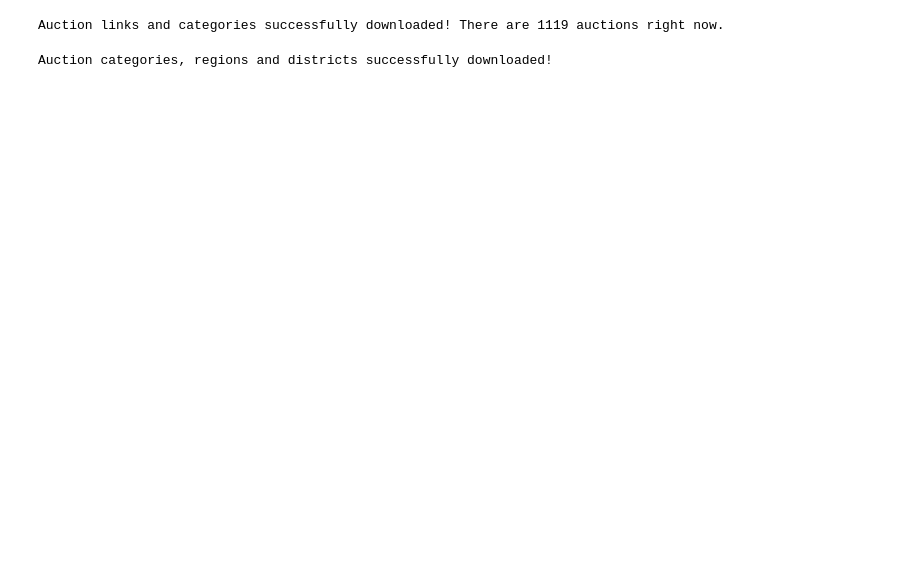
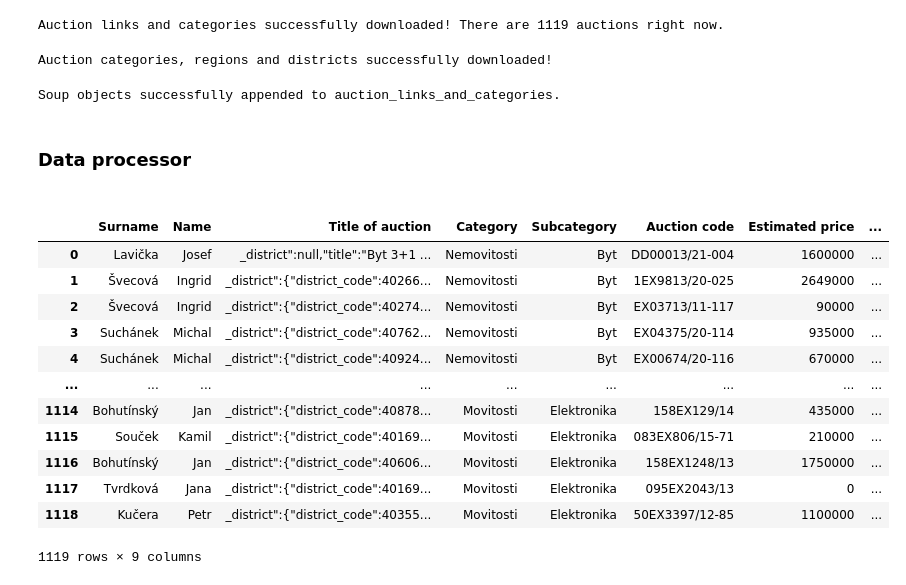
Before and after one commit to kubablack/auctions_project_Galle_Cerny, a Jupyter notebook: auctions.ipynb, the cells around one changed output. Drawn from its saved outputs; the diff is of its cells as text; code cells hidden in the pictures; blank space fills up the shorter version.

Commit message:
scraper part imported

```diff
--- a/auctions.ipynb
+++ b/auctions.ipynb
@@ -36,3 +33,38 @@ Auction links and categories successfully downloaded! There are 1119 auctions ri
 down.get_items_from_dropdown_menu(url_auctions)
 # %% [output]
 Auction categories, regions and districts successfully downloaded!
+# %%
+down.extract_auction_soups() # takes approx. 17 minutes
+# %% [output]
+Soup objects successfully appended to auction_links_and_categories.
+# %% [markdown]
+### Data processor
+####
+# %%
+auctionslist=[]
+for i in range(len(down.auction_links_and_categories)):
+    soup = down.auction_links_and_categories[i][2]
+    auctiondata=soup.findAll("div", {"class": "auction"})
+    auctiondata=str(auctiondata[0])
+    title=auctiondata[(auctiondata.index("item") + len("item")+12):]
+    title=title[:title.index("category")-3]
+    title=title.replace("\\u00e1","á").replace("\\u00e1","ä").replace("\\u010d","č").replace("\\u010f","ď").replace("\\u00e9","é").replace("\\u011b","ě").replace("\\u00ed","í").replace("\\u0148","ň").replace("\\u00f3","ó").replace("\\u0159","ř").replace("\\u0161","š").replace("\\u0165","ť").replace("\\u00fa","ú").replace("\\u016f","ů").replace("\\u00fd","ý").replace("\\u017e","ž").replace("\\u00c1","Á").replace("\\u00c4","Ä").replace("\\u010c","Č").replace("\\u010e","Ď").replace("\\u00c9","É").replace("\\u011a","Ě").replace("\\u00cd","Í").replace("\\u0147","Ň").replace("\\u00d3","Ó").replace("\\u0158","Ř").replace("\\u0160","Š").replace("\\u0164","Ť").replace("\\u00da","Ú").replace("\\u016e","Ů").replace("\\u00dd","Ý").replace("\\u017d","Ž")
+    auctioneer=auctiondata[(auctiondata.index("auctioneer_office") + len("auctioneer_office")+30):]
+    auctioneer=auctioneer[:auctioneer.index("addresses")-3].split(" ")
+    auctioneer[0] = auctioneer[0].replace("\\u00e1","á").replace("\\u00e1","ä").replace("\\u010d","č").replace("\\u010f","ď").replace("\\u00e9","é").replace("\\u011b","ě").replace("\\u00ed","í").replace("\\u0148","ň").replace("\\u00f3","ó").replace("\\u0159","ř").replace("\\u0161","š").replace("\\u0165","ť").replace("\\u00fa","ú").replace("\\u016f","ů").replace("\\u00fd","ý").replace("\\u017e","ž").replace("\\u00c1","Á").replace("\\u00c4","Ä").replace("\\u010c","Č").replace("\\u010e","Ď").replace("\\u00c9","É").replace("\\u011a","Ě").replace("\\u00cd","Í").replace("\\u0147","Ň").replace("\\u00d3","Ó").replace("\\u0158","Ř").replace("\\u0160","Š").replace("\\u0164","Ť").replace("\\u00da","Ú").replace("\\u016e","Ů").replace("\\u00dd","Ý").replace("\\u017d","Ž")
+    auctioneer[1] = auctioneer[1].replace("\\u00e1","á").replace("\\u00e1","ä").replace("\\u010d","č").replace("\\u010f","ď").replace("\\u00e9","é").replace("\\u011b","ě").replace("\\u00ed","í").replace("\\u0148","ň").replace("\\u00f3","ó").replace("\\u0159","ř").replace("\\u0161","š").replace("\\u0165","ť").replace("\\u00fa","ú").replace("\\u016f","ů").replace("\\u00fd","ý").replace("\\u017e","ž").replace("\\u00c1","Á").replace("\\u00c4","Ä").replace("\\u010c","Č").replace("\\u010e","Ď").replace("\\u00c9","É").replace("\\u011a","Ě").replace("\\u00cd","Í").replace("\\u0147","Ň").replace("\\u00d3","Ó").replace("\\u0158","Ř").replace("\\u0160","Š").replace("\\u0164","Ť").replace("\\u00da","Ú").replace("\\u016e","Ů").replace("\\u00dd","Ý").replace("\\u017d","Ž")
+    number=auctiondata[(auctiondata.index('voluntary')-17):(auctiondata.index('voluntary')-3)].replace(':','').replace('"', '')
+    estimated_price=auctiondata[(auctiondata.index("estimated_price") + len("estimated_price")+2):]
+    estimated_price=estimated_price[:estimated_price.index("item_price")-2]
+    reserve_price=auctiondata[auctiondata.index("item_price")+12:]
+    reserve_price=reserve_price[:reserve_price.index("minimal_bid")-2]
+    link = down.auction_links_and_categories[i][0]
+    category = down.auction_links_and_categories[i][1][0]
+    try: subcategory = down.auction_links_and_categories[i][1][1]
+    except: subcategory = "-"
+
+    auction=[]
+    auction.extend([auctioneer[0],auctioneer[1],title,category,subcategory,number,estimated_price,reserve_price,link])
+    auctionslist.append(auction)
+    #print([i],sep=' ', end='', flush="true")writes how many auctions it processed, just to ensure it actually does something
+    #takes a shitload of time to scrape it all(15 to 20 minutes, probably. The bottleneck is getting all those requests, so the only way to make it faster seems to be to buy better internet.)
@@ -38,0 +73,18 @@ Auction categories, regions and districts successfully downloaded!
+# %%
+auctions = pd.DataFrame(auctionslist)
+auctions.columns = ["Surname","Name","Title of auction","Category","Subcategory","Auction code","Estimated price","Reserve price","link"]
+auctions
+# %% [output]
+|  | Surname | Name | Title of auction | Category | Subcategory | Auction code | Estimated price | ... |
+| 0 | Lavička | Josef | _district":null,"title":"Byt 3+1 ... | Nemovitosti | Byt | DD00013/21-004 | 1600000 | ... |
+| 1 | Švecová | Ingrid | _district":{"district_code":40266... | Nemovitosti | Byt | 1EX9813/20-025 | 2649000 | ... |
+| 2 | Švecová | Ingrid | _district":{"district_code":40274... | Nemovitosti | Byt | EX03713/11-117 | 90000 | ... |
+| 3 | Suchánek | Michal | _district":{"district_code":40762... | Nemovitosti | Byt | EX04375/20-114 | 935000 | ... |
+| 4 | Suchánek | Michal | _district":{"district_code":40924... | Nemovitosti | Byt | EX00674/20-116 | 670000 | ... |
+| ... | ... | ... | ... | ... | ... | ... | ... | ... |
+| 1114 | Bohutínský | Jan | _district":{"district_code":40878... | Movitosti | Elektronika | 158EX129/14 | 435000 | ... |
+| 1115 | Souček | Kamil | _district":{"district_code":40169... | Movitosti | Elektronika | 083EX806/15-71 | 210000 | ... |
+| 1116 | Bohutínský | Jan | _district":{"district_code":40606... | Movitosti | Elektronika | 158EX1248/13 | 1750000 | ... |
+| 1117 | Tvrdková | Jana | _district":{"district_code":40169... | Movitosti | Elektronika | 095EX2043/13 | 0 | ... |
+| 1118 | Kučera | Petr | _district":{"district_code":40355... | Movitosti | Elektronika | 50EX3397/12-85 | 1100000 | ... |
+1119 rows × 9 columns
```
Also changed, not shown: parts of 5 cells of this notebook.
